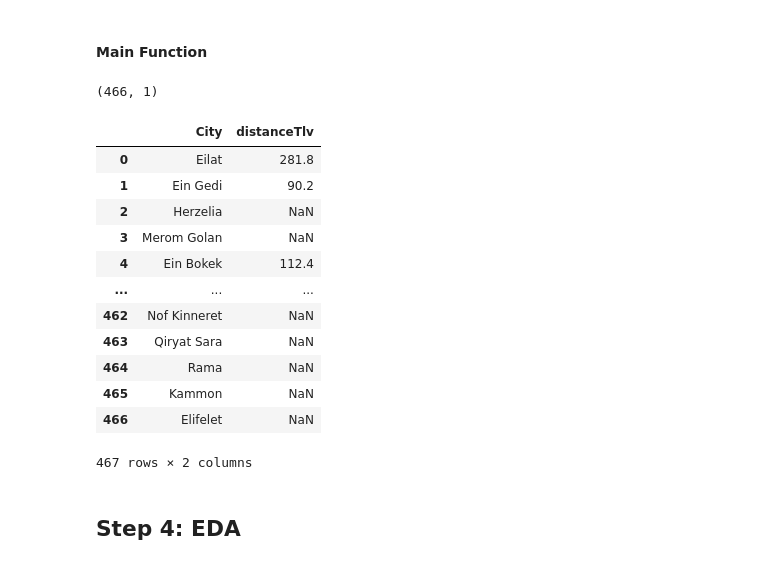
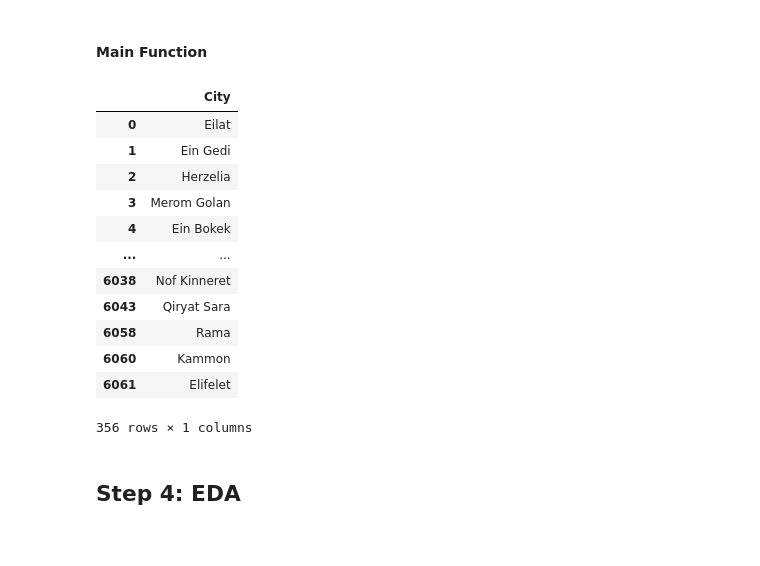
Before and after one commit to yarin-cohen02/dataScienceProject, a Jupyter notebook: project.ipynb, the cells around one changed output. Saved outputs shown, nothing was run; the diff lists cells and outputs as text; code cells hidden in the pictures.

Commit message:
first run of API after fixing city + vlookup

```diff
--- a/project.ipynb
+++ b/project.ipynb
@@ -650,27 +650,22 @@ def addDisTlvCol(df):
 # %%
 # Create a dataframe of unique cities:
 
 cities = pd.DataFrame(df["City"]).drop_duplicates()
-cities.shape
+cities
 # %% [output]
+|  | City |
+| 0 | Eilat |
+| 1 | Ein Gedi |
+| 2 | Herzelia |
+| 3 | Merom Golan |
+| 4 | Ein Bokek |
+| ... | ... |
+| 6038 | Nof Kinneret |
+| 6043 | Qiryat Sara |
+| 6058 | Rama |
+| 6060 | Kammon |
+| 6061 | Elifelet |
-(466, 1)
+356 rows × 1 columns
 # %%
 # Export Cities data set to csv:
 cities.to_csv("Data/3-cities.csv", index=False)
-# %%
-cities = pd.read_csv("Data/cities.csv")
-cities
-# %% [output]
-|  | City | distanceTlv |
-| 0 | Eilat | 281.8 |
-| 1 | Ein Gedi | 90.2 |
-| 2 | Herzelia | NaN |
-| 3 | Merom Golan | NaN |
-| 4 | Ein Bokek | 112.4 |
-| ... | ... | ... |
-| 462 | Nof Kinneret | NaN |
-| 463 | Qiryat Sara | NaN |
-| 464 | Rama | NaN |
-| 465 | Kammon | NaN |
-| 466 | Elifelet | NaN |
-467 rows × 2 columns
```
Also changed, not shown: parts of 21 cells of this notebook, 2 other files.
